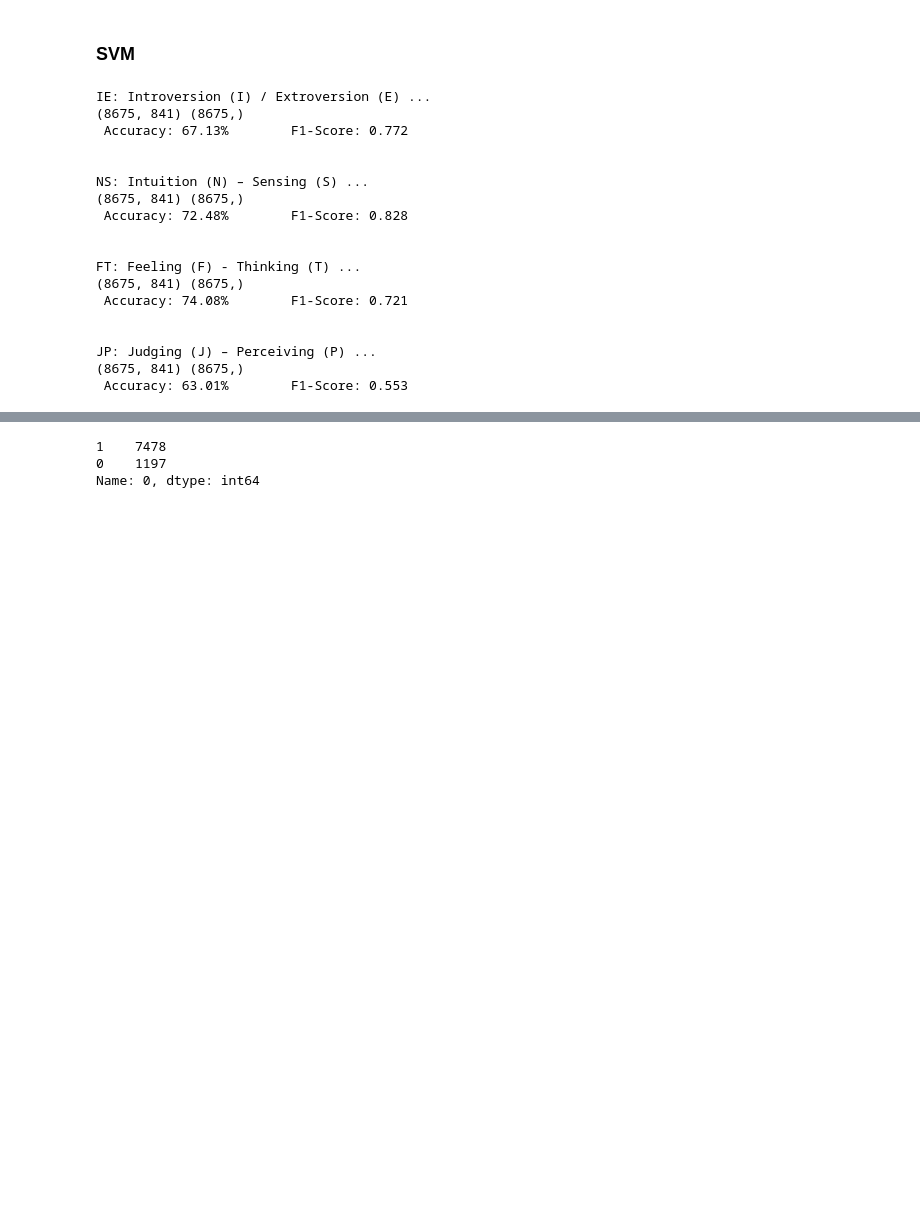
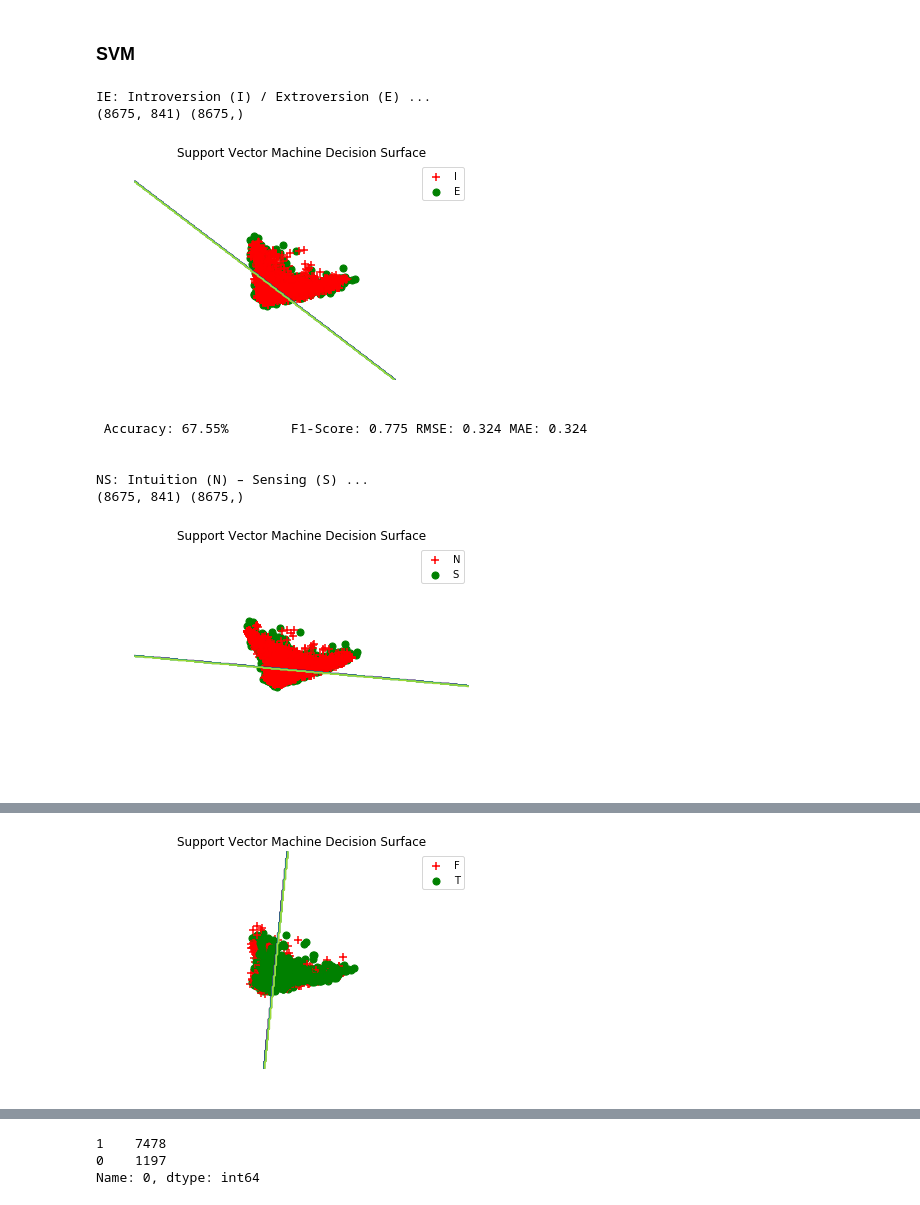
Before and after one commit to pavan1011/twitter_persona, a Jupyter notebook: Twitter_Persona.ipynb, the cells around one changed output, grey strips where cells are left out. Drawn from its saved outputs; the diff is of its cells as text; code cells hidden in the pictures; blank space fills up the shorter version.

```diff
--- a/Twitter_Persona.ipynb
+++ b/Twitter_Persona.ipynb
@@ -501,7 +505,9 @@ for l in range(len(type_indicators)):
     # evaluate predictions
     accuracy = sklearn.metrics.accuracy_score(y_test, predictions)
     f1_score_measure = sklearn.metrics.f1_score(y_test, predictions)
-    print(" Accuracy: {:.2f}% \t F1-Score: {:.3f}".format(accuracy * 100.0, f1_score_measure))
+    rmse = sklearn.metrics.mean_squared_error(y_test, predictions)
+    mae = sklearn.metrics.mean_absolute_error(y_test, predictions)
+    print(" Accuracy: {:.2f}% \t F1-Score: {:.3f} RMSE: {:.3f} MAE: {:.3f}".format(accuracy * 100.0, f1_score_measure, rmse, mae))
 # %% [output]
 IE: Introversion (I) / Extroversion (E) ...
 (8675, 841) (8675,)
@@ -524,6 +530,19 @@ JP: Judging (J) – Perceiving (P) ...
 # %% [markdown]
 ### SVM
 # %%
+def make_meshgrid(x, y, h=.02):
+    x_min, x_max = x.min() - 1, x.max() + 1
+    y_min, y_max = y.min() - 1, y.max() + 1
+    xx, yy = np.meshgrid(np.arange(x_min, x_max, h), np.arange(y_min, y_max, h))
+    return xx, yy
+
+def plot_contours(ax, clf, xx, yy, **params):
+    Z = clf.predict(np.c_[xx.ravel(), yy.ravel()])
+    Z = Z.reshape(xx.shape)
+    out = ax.contourf(xx, yy, Z, **params)
+    return out
+
+
 # Posts in tf-idf representation
 X = X_tfidf
 
@@ -542,54 +561,68 @@ for l in range(len(type_indicators)):
     X_train, X_test, y_train, y_test = train_test_split(X, Y, test_size=test_size, random_state=seed)
 
 #     print("Number transactions X_train dataset: ", X_train.shape)
 #     print("Number transactions y_train dataset: ", y_train.shape)
 #     print("Number transactions X_test dataset: ", X_test.shape)
 #     print("Number transactions y_test dataset: ", y_test.shape)
 
 #     print("Before OverSampling, counts of label '1': {}".format(sum(y_train==1)))
 #     print("Before OverSampling, counts of label '0': {} \n".format(sum(y_train==0)))
 
     sm = SMOTE(random_state=2)
     X_train_res, y_train_res = sm.fit_sample(X_train, y_train.ravel())
 
 #     print('After OverSampling, the shape of train_X: {}'.format(X_train_res.shape))
 #     print('After OverSampling, the shape of train_y: {} \n'.format(y_train_res.shape))
 
 #     print("After OverSampling, counts of label '1': {}".format(sum(y_train_res==1)))
 #     print("After OverSampling, counts of label '0': {}".format(sum(y_train_res==0)))
 
     # fit model on training data
-    model = svm.SVC(gamma=0.01,
-                          C=100.,
-                          probability=True,
-                          class_weight='balanced',
-                          kernel='linear')
+    model = svm.LinearSVC(C=10,
+                          class_weight='balanced')
 
-    model.fit(X_train_res, y_train_res)
+    clf = model.fit(X_train_res, y_train_res)
 
-    # make predictions for test data
+    pca = PCA(n_components=2).fit(X_train_res)
+
+    pca_2d = pca.transform(X_train_res)
+
+    svmClassifier_2d =   svm.LinearSVC(C=10,
+                          class_weight='balanced').fit(   pca_2d, y_train_res)
+
+    for i in range(0, pca_2d.shape[0]):
+        if y_train_res[i] == 0:
+            c1 = pl.scatter(pca_2d[i,0],pca_2d[i,1],c='r', s=50,marker='+')
+        elif y_train_res[i] == 1:
+            c2 = pl.scatter(pca_2d[i,0],pca_2d[i,1],c='g',    s=50,marker='o')
+
+    pl.legend([c1, c2], [type_indicators[l][0], type_indicators[l][1]])
+    x_min, x_max = pca_2d[:, 0].min() - 1,   pca_2d[:,0].max() + 1
+    y_min, y_max = pca_2d[:, 1].min() - 1,   pca_2d[:, 1].max() + 1
+    xx, yy = np.meshgrid(np.arange(x_min, x_max, .01),   np.arange(y_min, y_max, .01))
+    Z = svmClassifier_2d.predict(np.c_[xx.ravel(),  yy.ravel()])
+    Z = Z.reshape(xx.shape)
+    pl.contour(xx, yy, Z)
+    pl.title('Support Vector Machine Decision Surface')
+    pl.axis('off')
+    pl.show()
+
+    # make predictions  for test data
     y_pred = model.predict(X_test)
     predictions = [round(value) for value in y_pred]
     # evaluate predictions
     accuracy = sklearn.metrics.accuracy_score(y_test, predictions)
     f1_score_measure = sklearn.metrics.f1_score(y_test, predictions)
-    print(" Accuracy: {:.2f}% \t F1-Score: {:.3f}".format(accuracy * 100.0, f1_score_measure))
+    rmse = sklearn.metrics.mean_squared_error(y_test, predictions)
+    mae = sklearn.metrics.mean_absolute_error(y_test, predictions)
+    print(" Accuracy: {:.2f}% \t F1-Score: {:.3f} RMSE: {:.3f} MAE: {:.3f}".format(accuracy * 100.0, f1_score_measure, rmse, mae))
 # %% [output]
 IE: Introversion (I) / Extroversion (E) ...
 (8675, 841) (8675,)
- Accuracy: 67.13%        F1-Score: 0.772
-
-
-NS: Intuition (N) – Sensing (S) ...
-(8675, 841) (8675,)
- Accuracy: 72.48%        F1-Score: 0.828
-
-
-FT: Feeling (F) - Thinking (T) ...
-(8675, 841) (8675,)
- Accuracy: 74.08%        F1-Score: 0.721
-
-
-JP: Judging (J) – Perceiving (P) ...
-(8675, 841) (8675,)
- Accuracy: 63.01%        F1-Score: 0.553
+[figure, added]
+ Accuracy: 67.55%        F1-Score: 0.775 RMSE: 0.324 MAE: 0.324
+
+
+NS: Intuition (N) – Sensing (S) ...
+(8675, 841) (8675,)
+[figure, added]
@@ -595,0 +634 @@ JP: Judging (J) – Perceiving (P) ...
+[figure, added]
```
Also changed, not shown: parts of 28 cells of this notebook, 5 other files.
